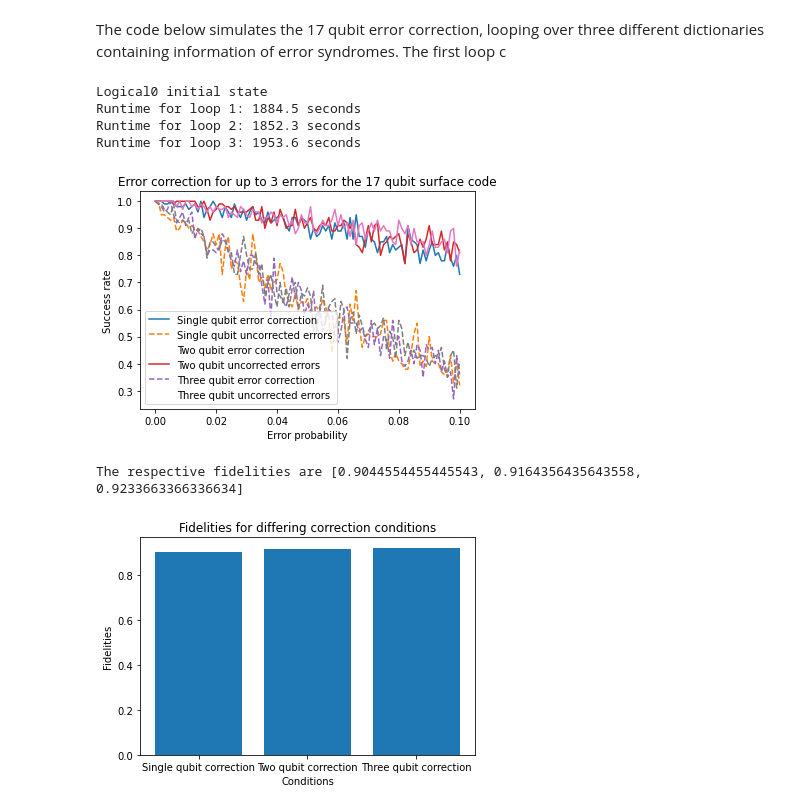
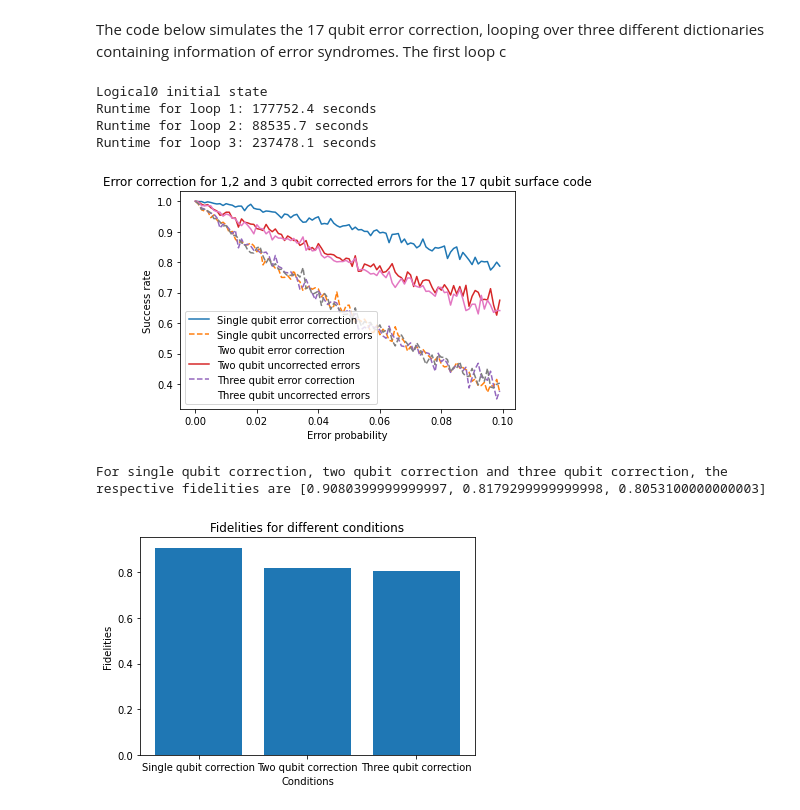
Before and after one commit to daschaich/QEC-Notebooks, a Jupyter notebook: 17 Qubit Surface Code.ipynb, the cells around one changed output. Cells and saved outputs as stored; diff of their text form; code cells hidden in the pictures.

```diff
--- a/17 Qubit Surface Code.ipynb
+++ b/17 Qubit Surface Code.ipynb
@@ -440,15 +462,11 @@ single_z_cond = {4:1, 5:2, 1:3, 4:7, 36:8, 32:9, 128:13, 160:14, 32:15, 6:1, 13:
                  9:3,22:7,60:8,104:9, 144:13,96:14,176:15}
 
 double_x_cond = {23: 7, 29: 8, 77: 9, 69: 15, 19: 7, 25: 8, 73: 9, 65: 15, 108: 9, 100: 15, 192: 15, 224: 15, 7: 1, 3: 1,
-          38: 1, 130: 1, 162: 1, 54: 7, 146: 7, 178: 7, 152: 8, 184: 8, 200: 9, 232: 9, 176: 13, 60: 8,2:1, 8:2, 8:3,
-          18:7, 24:8, 72:9, 16:13 , 16:14, 64:15, 6:1, 13:2, 9:3,22:7,60:8,104:9, 144:13,96:14,176:15}
+          38: 1, 130: 1, 162: 1, 54: 7, 146: 7, 178: 7, 152: 8, 184: 8, 200: 9, 232: 9, 176: 13, 60: 8}
 double_z_cond = {23: 2, 29: 2, 77: 2, 69: 2, 19: 3, 25: 3, 73: 3, 65: 3, 108: 8, 100: 8, 192: 13, 224: 14, 7: 2, 3: 3, 38: 8,
-          130: 13, 162: 14, 54: 8, 146: 13, 178: 14, 152: 13, 184: 14, 200: 13, 232: 14, 176: 14, 60: 8, 4:1, 5:2, 1:3,
-          4:7, 36:8, 32:9, 128:13, 160:14, 32:15, 6:1, 13:2, 9:3,22:7,60:8,104:9, 144:13,96:14,176:15}
+          130: 13, 162: 14, 54: 8, 146: 13, 178: 14, 152: 13, 184: 14, 200: 13, 232: 14, 176: 14, 60: 8}
 
-triple_x_cond = {23: 7, 29: 8, 77: 9, 69: 15, 19: 7, 25: 8, 73: 9, 65: 15, 108: 9, 100: 15, 192: 15, 224: 15, 7: 1, 3: 1,
-          38: 1, 130: 1, 162: 1, 54: 7, 146: 7, 178: 7, 152: 8, 184: 8, 200: 9, 232: 9, 176: 13, 60: 8,2:1, 8:2, 8:3,
-          18:7, 24:8, 72:9, 16:13 , 16:14, 64:15, 6:1, 13:2, 9:3,22:7,60:8,104:9, 144:13,96:14,176:15, 14 :4, 14: 5, 94: 4, 94: 6 , 86: 4, 86: 9, 95: 4, 95: 6, 87:4, 87:9, 91:4, 91:6, 83:4, 83:9 ,
+triple_x_cond = {14 :4, 14: 5, 94: 4, 94: 6 , 86: 4, 86: 9, 95: 4, 95: 6, 87:4, 87:9, 91:4, 91:6, 83:4, 83:9 ,
            44:6, 44:9, 79: 1, 79:6, 71:1, 71:9, 75:1, 75:6, 67: 1, 67:9, 30: 1, 30: 5, 78: 1, 78: 6, 70:1, 70: 9, 110:1,
           110:6, 102:1, 102:9,98: 1, 98: 1, 194:1, 194: 9, 226:1, 226:9, 126:4, 126: 9, 118: 4, 118: 9, 114: 4, 114: 9,
           210: 4, 210: 9, 242: 4, 242: 9, 120: 5, 120:9, 52:1, 52:4, 202: 1, 202: 1, 234:1, 234:6, 106:1, 106:6,
@@ -456,9 +474,7 @@ triple_x_cond = {23: 7, 29: 8, 77: 9, 69: 15, 19: 7, 25: 8, 73: 9, 65: 15, 108:
           169: 2, 56:5, 141 :3, 173 :3, 151 : 4, 183 : 4, 157 : 5, 189: 5, 205 : 6, 237 : 6, 181 : 7 , 147: 4, 179 : 4,
           153 : 5, 185 : 5,  201 : 6, 233 : 6, 177 : 7, 148: 7, 28: 5, 149 : 8, 197: 9, 229: 9, 145: 8, 193: 9, 225:9,
           180:8}
-triple_z_cond = {23: 2, 29: 2, 77: 2, 69: 2, 19: 3, 25: 3, 73: 3, 65: 3, 108: 8, 100: 8, 192: 13, 224: 14, 7: 2, 3: 3, 38: 8,
-          130: 13, 162: 14, 54: 8, 146: 13, 178: 14, 152: 13, 184: 14, 200: 13, 232: 14, 176: 14, 60: 8, 4:1, 5:2, 1:3,
-          4:7, 36:8, 32:9, 128:13, 160:14, 32:15, 6:1, 13:2, 9:3,22:7,60:8,104:9, 144:13,96:14,176:15, 14:1, 94:1, 86:1, 95:2, 87:2, 91:3, 83:3, 44:5, 79:2, 71:2, 75:3, 67:3, 30:4, 78:4, 70:4, 110:5, 102:5, 98:6,
+triple_z_cond = {14:1, 94:1, 86:1, 95:2, 87:2, 91:3, 83:3, 44:5, 79:2, 71:2, 75:3, 67:3, 30:4, 78:4, 70:4, 110:5, 102:5, 98:6,
            194:7, 226:8, 126:5, 118:5, 114:6, 210:7, 242:8, 120:6, 52:5, 202:7, 234:8, 106:9, 218:7, 250:8, 122:9, 112:9,
           135:2, 135: 7, 167:2, 167:8, 131:3, 131:7, 163:3, 163:8, 45:3, 45: 5, 137:3, 137:7, 169:3, 169:8,
            56:7, 56:8, 141:2, 141:7, 173:2, 173:8 , 151:2, 151:7, 183:2, 183:8, 157:2, 157:7, 189:2, 189:8,
@@ -481,7 +497,7 @@ from qiskit_aer.noise import pauli_error
 # ------------------------------------------------------------------
 # Hard-coded constants
 random.seed(42)     # For reproducibility
-Nshots = 100
+Nshots = 1000
 
 q = QuantumRegister(17)              # Create 18-qubit quantum register
 c = ClassicalRegister(8)            # Create 8-bit classical register
@@ -495,7 +511,7 @@ data_qubits = [1, 2, 3, 7, 8, 9, 13, 14, 15] # Create a list of data qubits
 #Create dictionaries to correct for z and x errors, key is error syndrome, value is erronus qubit
 #Currently accounts for up to 3 Pauli X and/or Z errors.
 
-error_probs = np.arange(0, 0.101, 0.001)
+error_probs = np.arange(0, 0.1, 0.001)
 sc_gate = sc.to_gate() #create gate from surface code
 # ------------------------------------------------------------------
 
@@ -595,39 +611,39 @@ for i, (x_conditions, z_conditions) in enumerate(zip(x_conditions_list, z_condit
             ec_type = 'Three qubit'
         else:
             raise ValueError('Too many error correction conditions')
 
         # Append the labels for the legend
         labels.append(ec_type + ' error correction')
         labels.append(ec_type + ' uncorrected errors')
         # Plot the success rate and uncorrected rate as a function of the error probability
         plt.plot(error_probs, success_rates, label=ec_type + ' error correction')
         plt.plot(error_probs, uncorr_rates, '--', label=ec_type + ' uncorrected errors')
 
     # End of loop iteration - move to the next line
     plt.plot([], [], ' ', label=' ')
 
-plt.title('Error correction for up to 3 errors for the 17 qubit surface code')
+plt.title('Error correction for 1,2 and 3 qubit corrected errors for the 17 qubit surface code')
 plt.xlabel('Error probability')
 plt.ylabel('Success rate')
 plt.legend(labels=labels, loc='lower left')
 plt.show()
 
 
-print('The respective fidelities are', fidelities)
+print("For single qubit correction, two qubit correction and three qubit correction, the respective fidelities are", fidelities)
 # Plot the fidelities against the conditions
 conditions = ['Single qubit correction', 'Two qubit correction', 'Three qubit correction']
 plt.bar(conditions, fidelities)
-plt.title('Fidelities for differing correction conditions')
+plt.title('Fidelities for different conditions')
 plt.xlabel('Conditions')
 plt.ylabel('Fidelities')
 
 # Show the plot
 plt.show()
 # %% [output]
 Logical0 initial state
-Runtime for loop 1: 1884.5 seconds
-Runtime for loop 2: 1852.3 seconds
-Runtime for loop 3: 1953.6 seconds
+Runtime for loop 1: 177752.4 seconds
+Runtime for loop 2: 88535.7 seconds
+Runtime for loop 3: 237478.1 seconds
-[figure, old version]
+[figure, new version]
-The respective fidelities are [0.9044554455445543, 0.9164356435643558, 0.9233663366336634]
+For single qubit correction, two qubit correction and three qubit correction, the respective fidelities are [0.9080399999999997, 0.8179299999999998, 0.8053100000000003]
-[figure, old version]
+[figure, new version]
```
Also changed, not shown: parts of 7 cells of this notebook, 2 other files.
